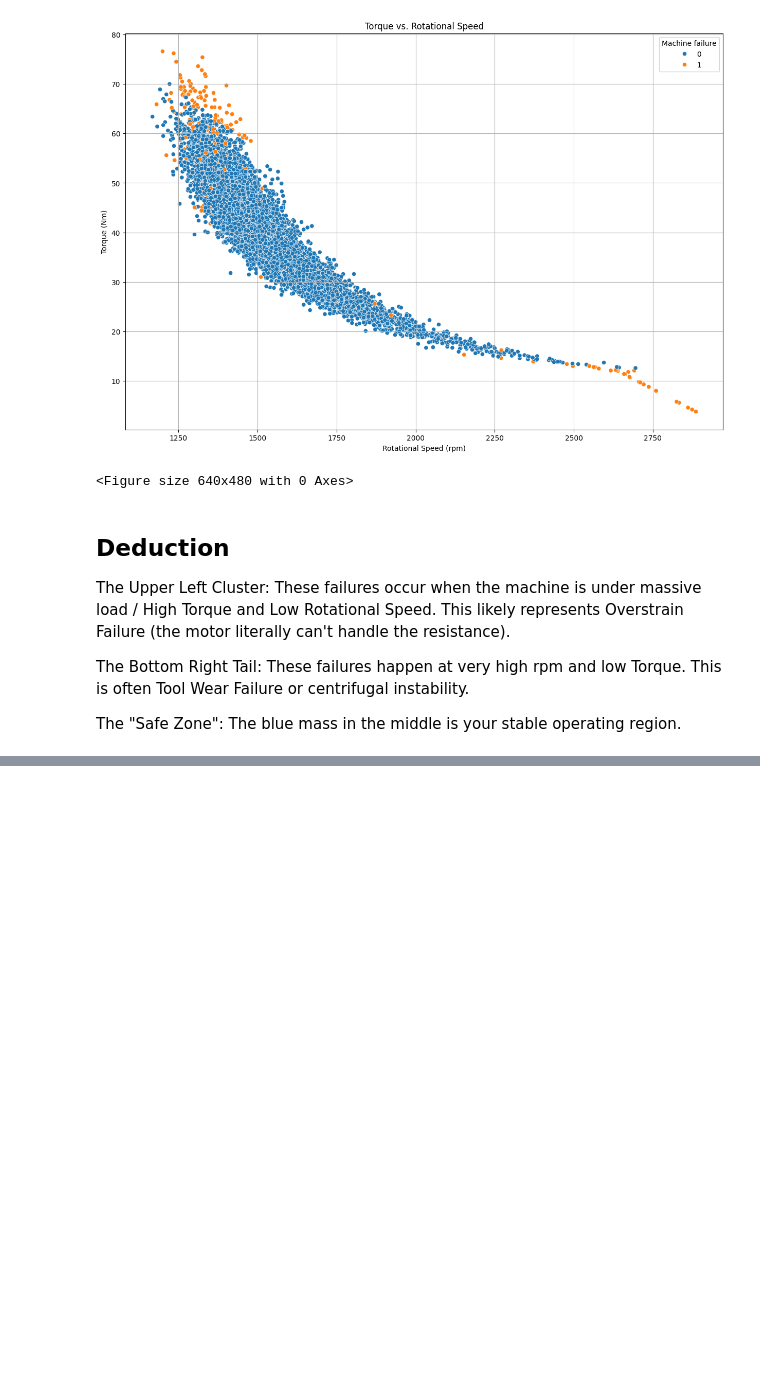
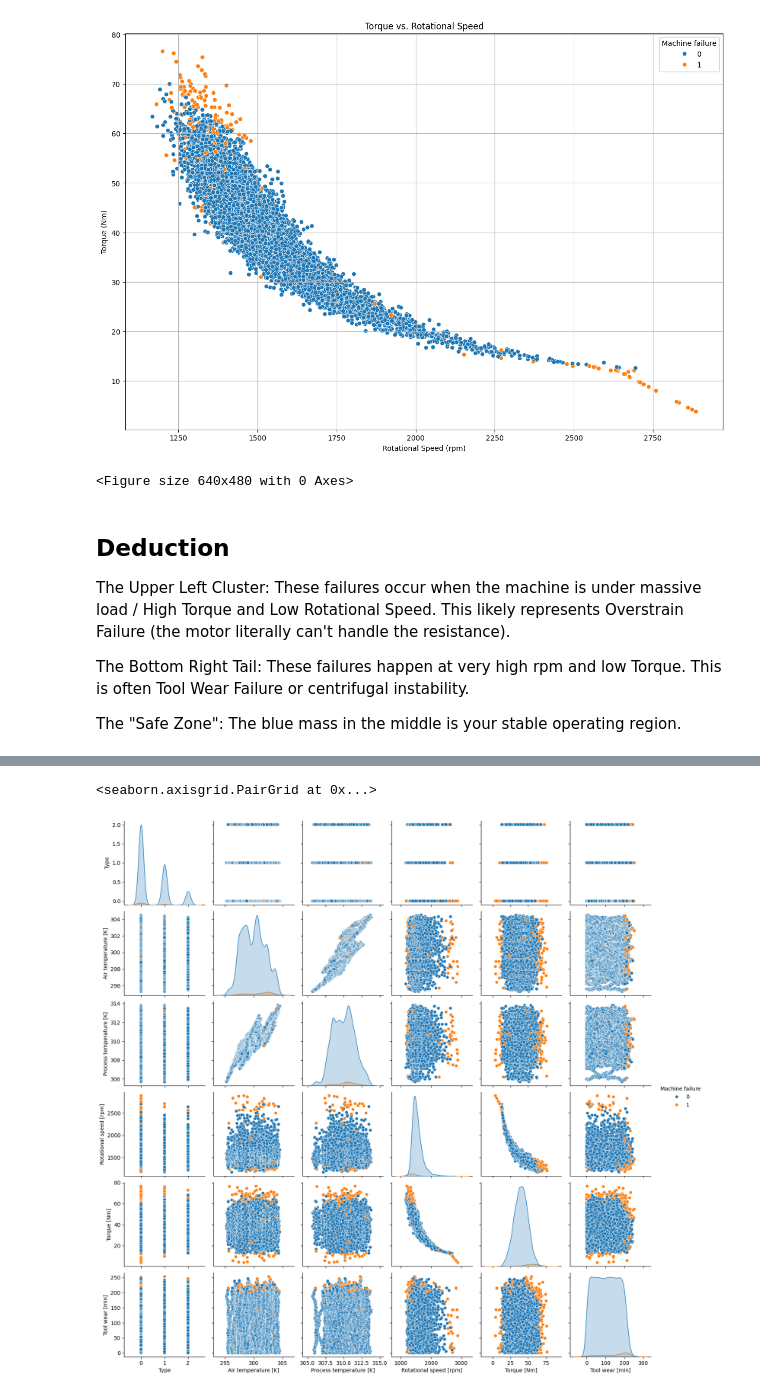
Before and after one commit to YashBarhanpurkar/Predictive_Maintenance, a Jupyter notebook: analysis.ipynb, the cells around one changed output, grey strips where cells are left out. Saved outputs shown, nothing was run; the diff lists cells and outputs as text; code cells hidden in the pictures; blank space fills up the shorter version.

```diff
--- a/analysis.ipynb
+++ b/analysis.ipynb
@@ -136,0 +189,5 @@ The blue mass in the middle is your stable operating region.
+# %%
+sns.pairplot(dataset, hue="Machine failure")
+# %% [output]
+<seaborn.axisgrid.PairGrid at 0x...>
+[figure, added]
```
Also changed, not shown: parts of 15 cells of this notebook.
